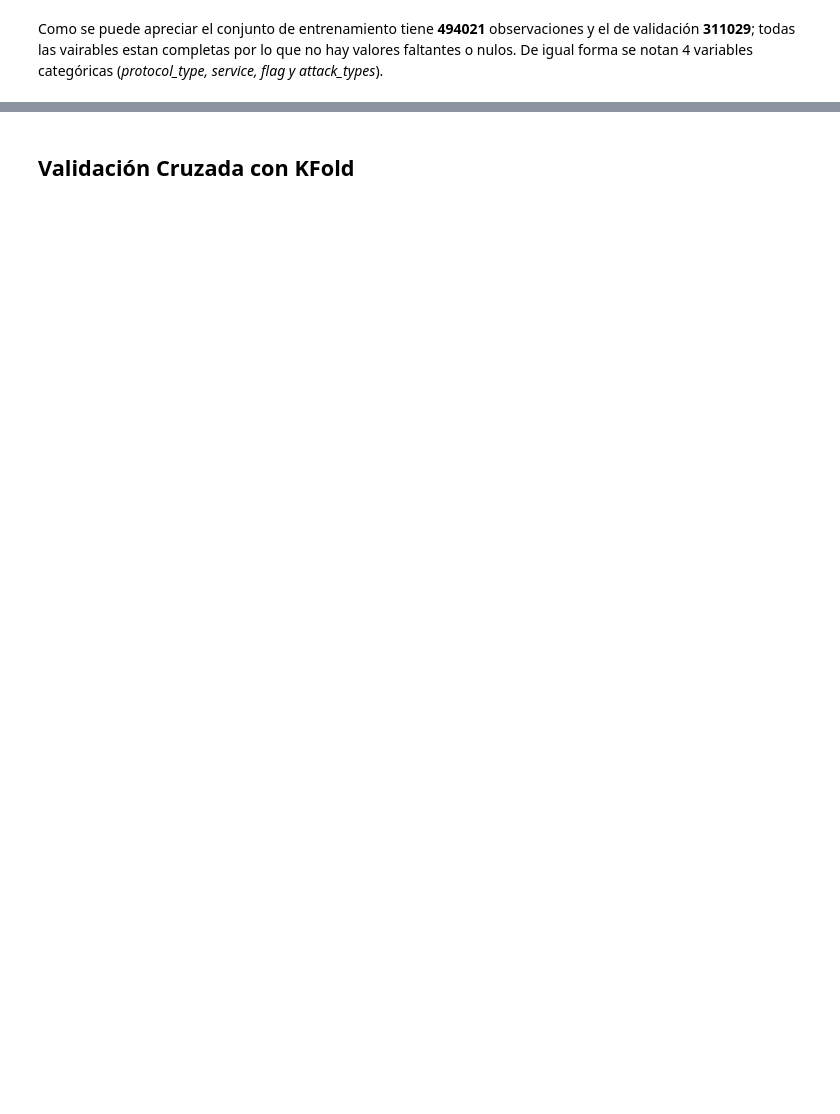
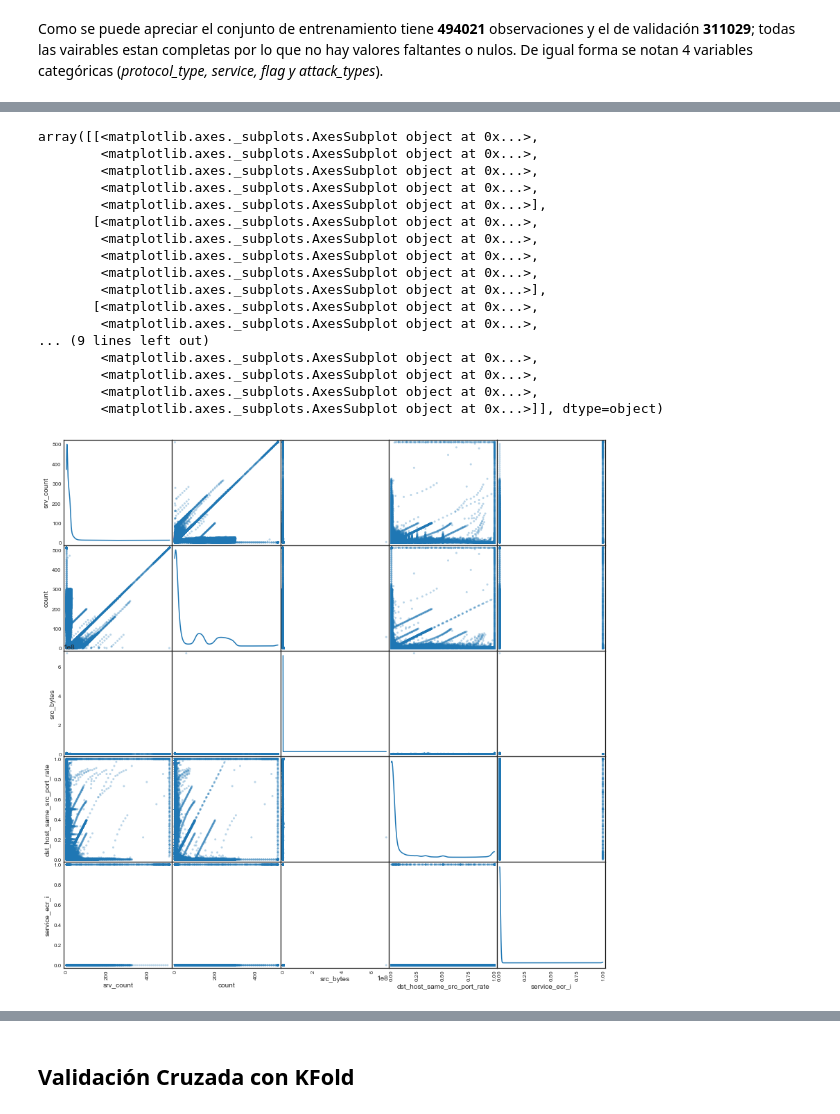
Before and after one commit to egiron/DataScience, a Jupyter notebook: EjerciciosTmp/Solucion 1.ipynb, the cells around one changed output, grey strips where cells are left out. Cells and saved outputs as stored; diff of their text form; code cells hidden in the pictures; blank space fills up the shorter version.

```diff
--- a/EjerciciosTmp/Solucion 1.ipynb
+++ b/EjerciciosTmp/Solucion 1.ipynb
@@ -215,0 +321,25 @@ def create_dummies(categorical_variables):
+# %%
+# Esto estaba comentado por que toma mucho tiempo y se bloquea o no produce ningún resultado cuando se utilizan
+# todos los datos de entrenamiento y todas las variables
+# Para mostrar como funciona lo hacemos con los 5 predictores mas importantes
+datatograph = ataques_10perc[['srv_count', 'count', 'src_bytes', 'dst_host_same_src_port_rate', 'service_ecr_i']]
+pd.plotting.scatter_matrix(datatograph, alpha = 0.3, figsize = (14,14), diagonal = 'kde')
+# %% [output]
+array([[<matplotlib.axes._subplots.AxesSubplot object at 0x...>,
+        <matplotlib.axes._subplots.AxesSubplot object at 0x...>,
+        <matplotlib.axes._subplots.AxesSubplot object at 0x...>,
+        <matplotlib.axes._subplots.AxesSubplot object at 0x...>,
+        <matplotlib.axes._subplots.AxesSubplot object at 0x...>],
+       [<matplotlib.axes._subplots.AxesSubplot object at 0x...>,
+        <matplotlib.axes._subplots.AxesSubplot object at 0x...>,
+        <matplotlib.axes._subplots.AxesSubplot object at 0x...>,
+        <matplotlib.axes._subplots.AxesSubplot object at 0x...>,
+        <matplotlib.axes._subplots.AxesSubplot object at 0x...>],
+       [<matplotlib.axes._subplots.AxesSubplot object at 0x...>,
+        <matplotlib.axes._subplots.AxesSubplot object at 0x...>,
+... (9 lines left out)
+        <matplotlib.axes._subplots.AxesSubplot object at 0x...>,
+        <matplotlib.axes._subplots.AxesSubplot object at 0x...>,
+        <matplotlib.axes._subplots.AxesSubplot object at 0x...>,
+        <matplotlib.axes._subplots.AxesSubplot object at 0x...>]], dtype=object)
+[figure, added]
```
Also changed, not shown: parts of 107 cells of this notebook, 3 other files.
